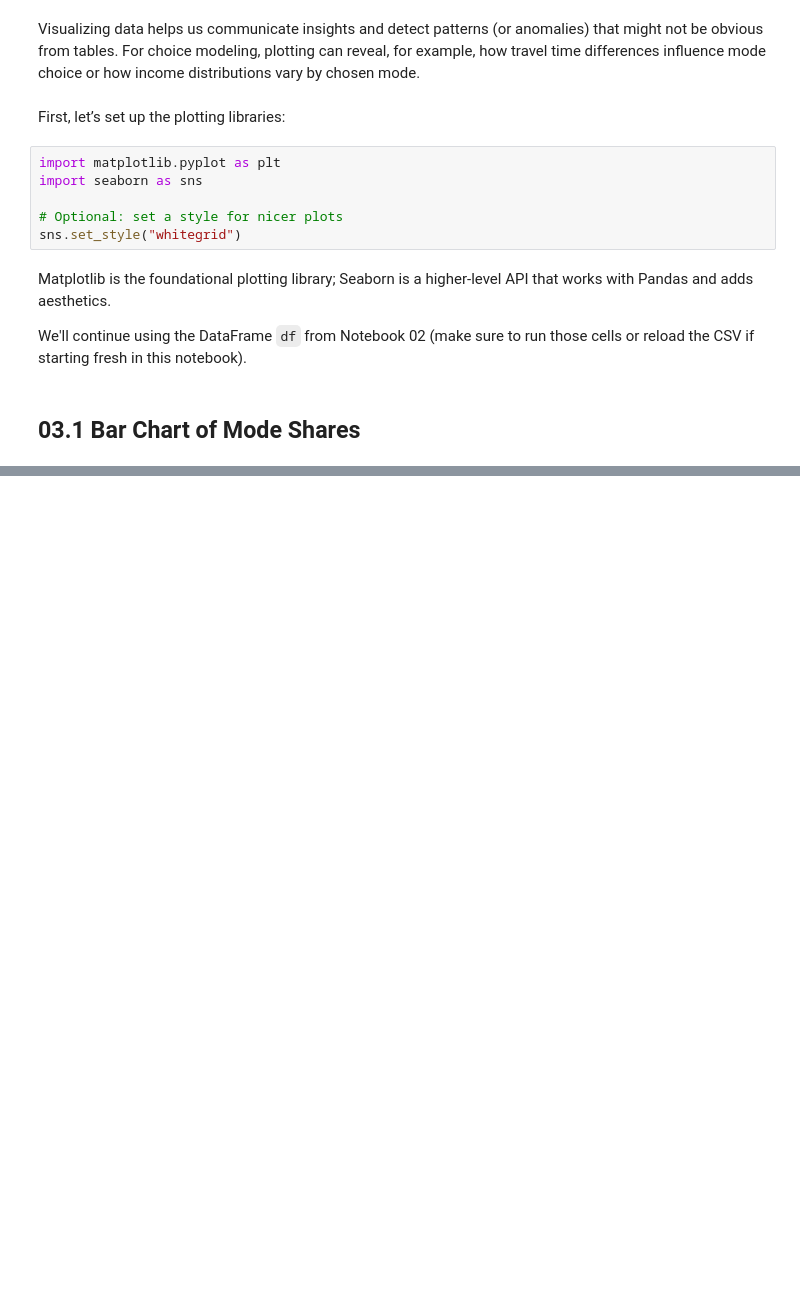
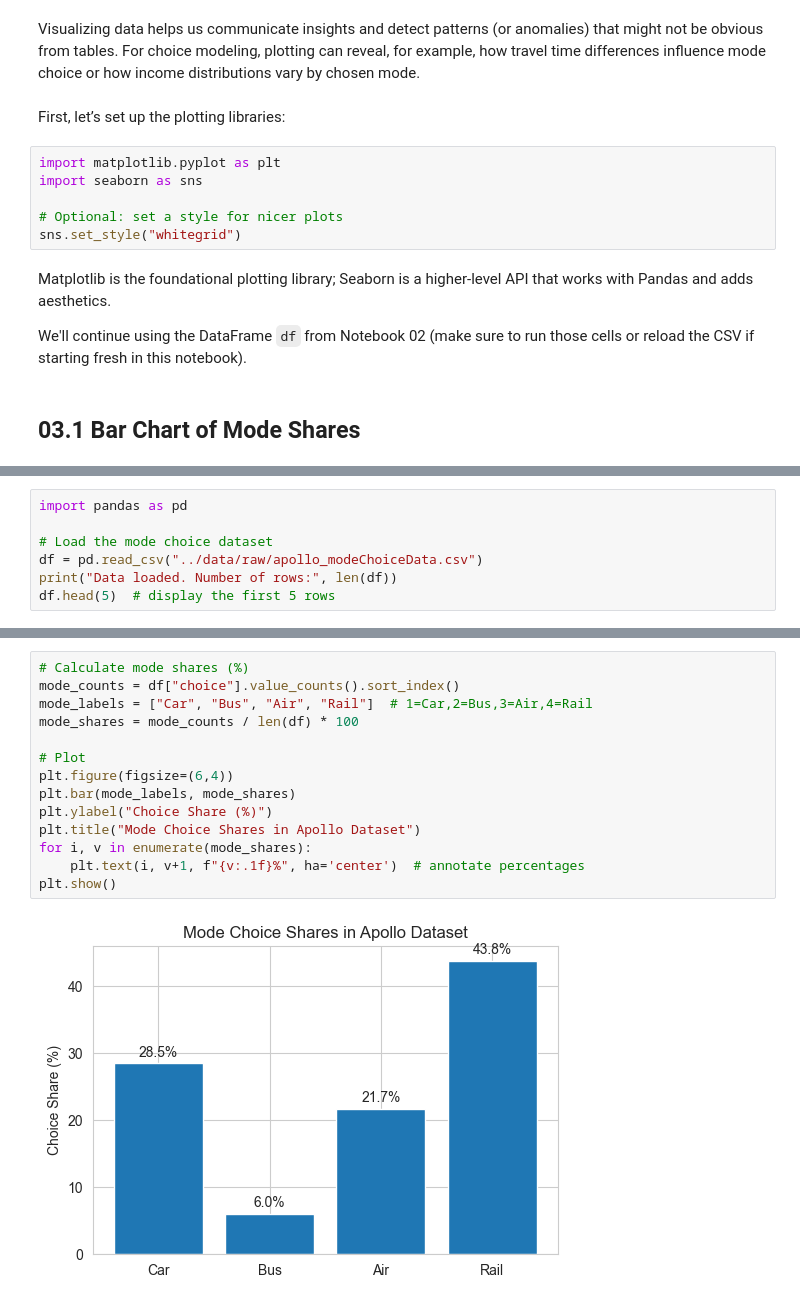
Before and after one commit to amanirad/cmc-python-intro, a Jupyter notebook: notebooks/03_visualization_choice_plots.ipynb, the cells around one changed output, grey strips where cells are left out. Saved outputs shown, nothing was run; the diff lists cells and outputs as text; blank space fills up the shorter version.

Commit message:
plots

```diff
--- a/notebooks/03_visualization_choice_plots.ipynb
+++ b/notebooks/03_visualization_choice_plots.ipynb
@@ -20,0 +23,7 @@ We'll continue using the DataFrame `df` from Notebook 02 (make sure to run those
+# %%
+import pandas as pd
+
+# Load the mode choice dataset
+df = pd.read_csv("../data/raw/apollo_modeChoiceData.csv")
+print("Data loaded. Number of rows:", len(df))
+df.head(5)  # display the first 5 rows
@@ -20,0 +39,16 @@ We'll continue using the DataFrame `df` from Notebook 02 (make sure to run those
+# %%
+# Calculate mode shares (%)
+mode_counts = df["choice"].value_counts().sort_index()
+mode_labels = ["Car", "Bus", "Air", "Rail"]  # 1=Car,2=Bus,3=Air,4=Rail
+mode_shares = mode_counts / len(df) * 100
+
+# Plot
+plt.figure(figsize=(6,4))
+plt.bar(mode_labels, mode_shares)
+plt.ylabel("Choice Share (%)")
+plt.title("Mode Choice Shares in Apollo Dataset")
+for i, v in enumerate(mode_shares):
+    plt.text(i, v+1, f"{v:.1f}%", ha='center')  # annotate percentages
+plt.show()
+# %% [output]
+[figure, added]
```
Also changed, not shown: parts of 34 cells of this notebook, 1 other file.
